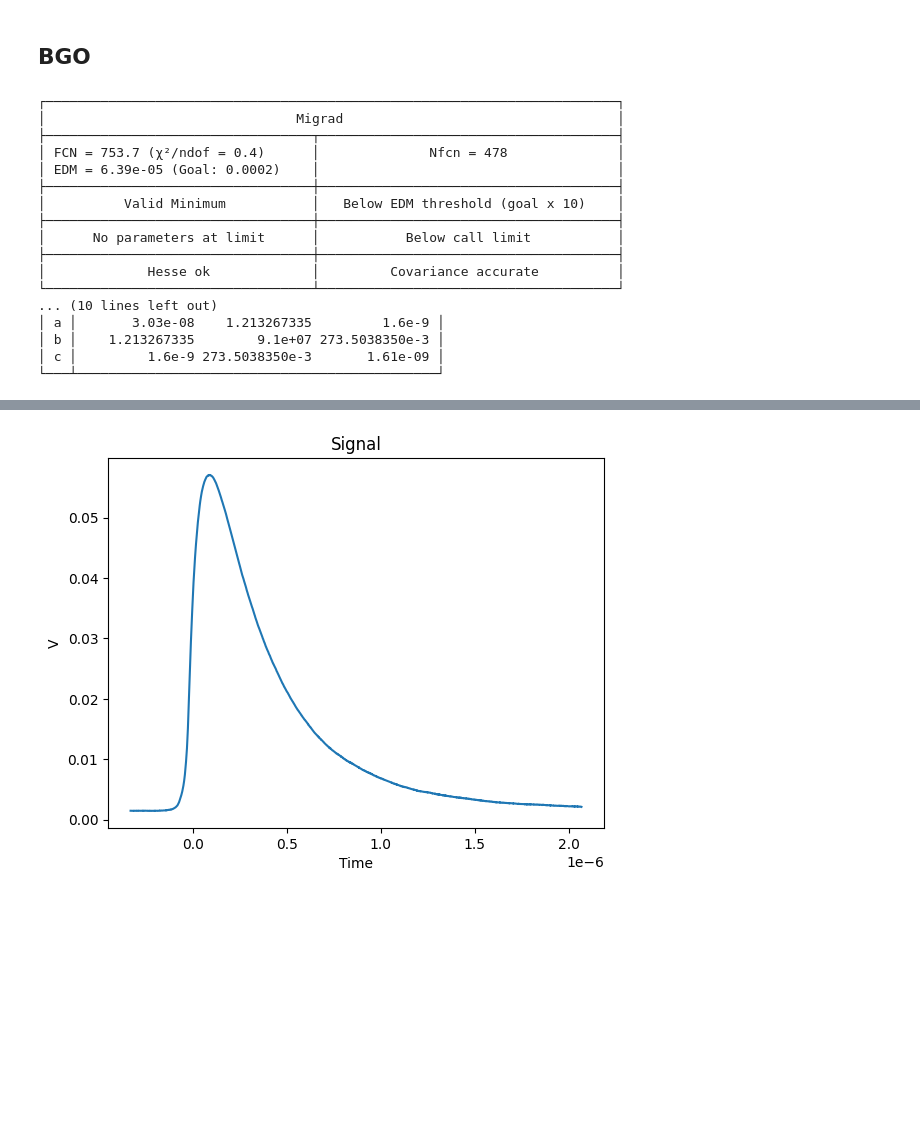
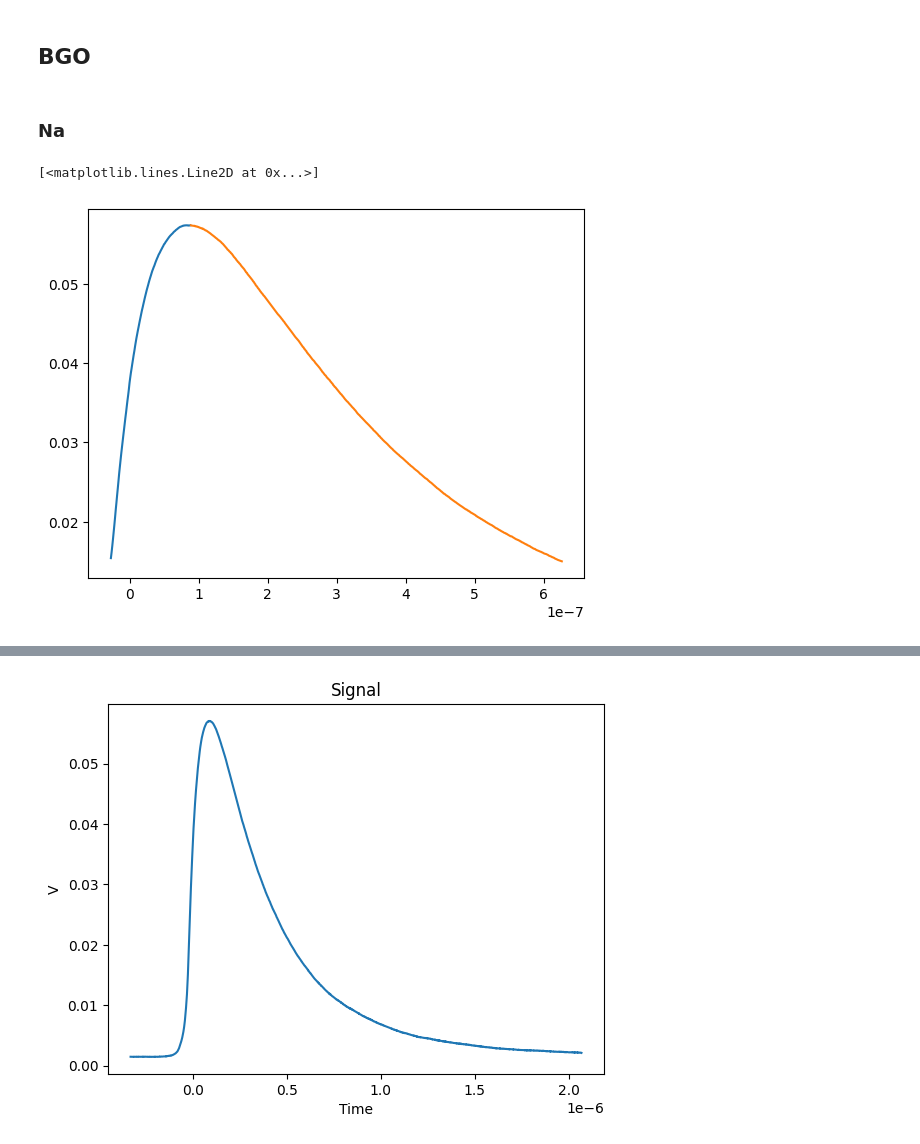
Before and after one commit to Pavar0tty/Laboratorio_SiPM, a Jupyter notebook: Analisi/Parte 2/Time_analisi.ipynb, the cells around one changed output, grey strips where cells are left out. Drawn from its saved outputs; the diff is of its cells as text; code cells hidden in the pictures; blank space fills up the shorter version.

```diff
--- a/Analisi/Parte 2/Time_analisi.ipynb
+++ b/Analisi/Parte 2/Time_analisi.ipynb
@@ -72,28 +78,15 @@ def arctg(x, a, b, c):
+# %% [markdown]
+### Na
 # %%
 bgo_na = pd.read_csv(root_path + 'BGO_Na22.CSV')
-bgo_na = _crop_df(bgo_na, 10, .002)
+bgo_na = _crop_df(bgo_na, 10, .015)
 
 bgo_na_rise, bgo_na_fall = rise_fall(bgo_na)
 bgo_na_ers1 = [0.001] * len(bgo_na_rise)
 bgo_na_ers2 = [0.001] * len(bgo_na_fall)
 
-#pars1, vals1, ers1, *other1 = LS_fit_lims(bgo_na_rise['Time'], bgo_na_rise['V'], bgo_na_ers1, expon_cre, limits = [['a', (0, None)]], a=1, b=0.01)
-pars2, vals2, ers2, *other2 = LS_fit(bgo_na_fall['Time'], bgo_na_fall['V'], bgo_na_ers2, expon_dec, a=1, b=0.01, c=0)
+plt.plot(bgo_na_rise['Time'], bgo_na_rise['V'], label='Rise')
+plt.plot(bgo_na_fall['Time'], bgo_na_fall['V'], label='Fall')
 # %% [output]
-┌─────────────────────────────────────────────────────────────────────────┐
-│                                Migrad                                   │
-├──────────────────────────────────┬──────────────────────────────────────┤
-│ FCN = 753.7 (χ²/ndof = 0.4)      │              Nfcn = 478              │
-│ EDM = 6.39e-05 (Goal: 0.0002)    │                                      │
-├──────────────────────────────────┼──────────────────────────────────────┤
-│          Valid Minimum           │   Below EDM threshold (goal x 10)    │
-├──────────────────────────────────┼──────────────────────────────────────┤
-│      No parameters at limit      │           Below call limit           │
-├──────────────────────────────────┼──────────────────────────────────────┤
-│             Hesse ok             │         Covariance accurate          │
-└──────────────────────────────────┴──────────────────────────────────────┘
-... (10 lines left out)
-│ a │       3.03e-08    1.213267335         1.6e-9 │
-│ b │    1.213267335        9.1e+07 273.5038350e-3 │
-│ c │         1.6e-9 273.5038350e-3       1.61e-09 │
-└───┴──────────────────────────────────────────────┘
+[<matplotlib.lines.Line2D at 0x...>]
+[figure, added]
```
Also changed, not shown: parts of 7 cells of this notebook.
